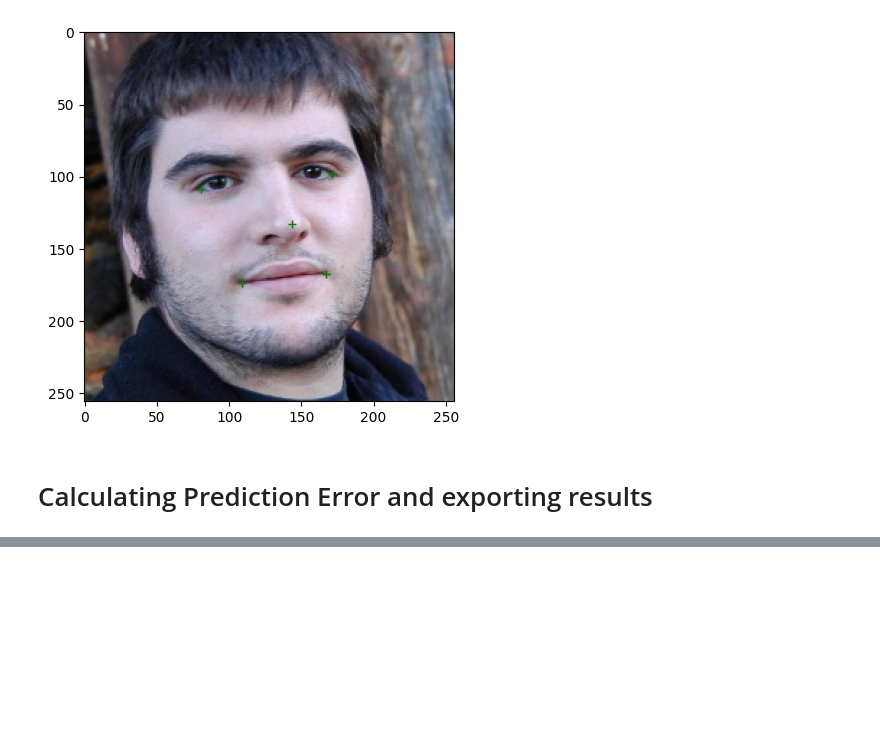
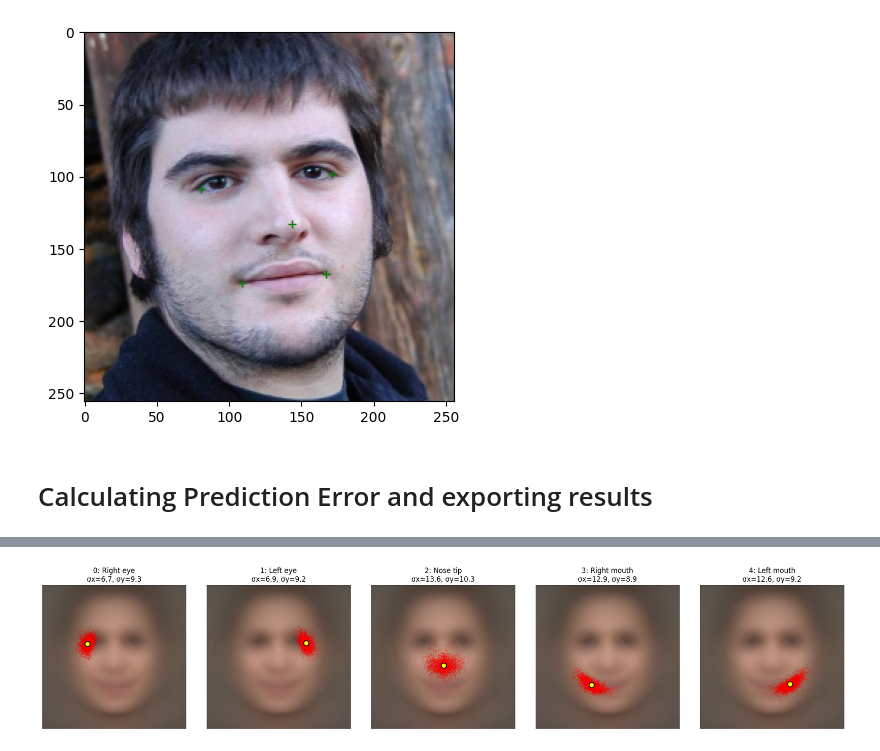
Before and after one commit to wvb20/cv-face-alignment, a Jupyter notebook: notebooks/01_eda.ipynb, the cells around one changed output, grey strips where cells are left out. Cells and saved outputs as stored; diff of their text form; code cells hidden in the pictures; blank space fills up the shorter version.

```diff
--- a/notebooks/01_eda.ipynb
+++ b/notebooks/01_eda.ipynb
@@ -99,0 +151,20 @@ def save_as_csv(points, location = '.'):
+# %%
+# === Coordinate range and image intensity stats ===
+# Sanity check coordinates, collect information on image intensities.
+print('LANDMARK COORDINATES')
+print(f'  X range: [{pts_train[..., 0].min():.1f}, {pts_train[..., 0].max():.1f}]')
+print(f'  Y range: [{pts_train[..., 1].min():.1f}, {pts_train[..., 1].max():.1f}]')
+print(f'  All within image bounds (0-256)?  '
+      f'{(pts_train.min() >= 0) and (pts_train.max() <= 256)}')
+
+# Inter-ocular distances (will be used as NME normaliser)
+iod = np.linalg.norm(pts_train[:, 1] - pts_train[:, 0], axis=1)
+print(f'\nINTER-OCULAR DISTANCE (pixels)')
+print(f'  mean={iod.mean():.1f}, std={iod.std():.1f}, '
+      f'min={iod.min():.1f}, max={iod.max():.1f}')
+
+print('\nIMAGE INTENSITIES (per channel mean/std, normalised to [0,1])')
+imgs_norm = images_train.astype(np.float32) / 255.0
+for c, name in enumerate(['R', 'G', 'B']):
+    print(f'  {name}: mean={imgs_norm[..., c].mean():.3f}, '
+          f'std={imgs_norm[..., c].std():.3f}')
@@ -99,0 +184,26 @@ def save_as_csv(points, location = '.'):
+# %%
+# === Per-landmark spatial variability ===
+# Show the range of values across each landmark against the average image.
+fig, axes = plt.subplots(1, 5, figsize=(20, 4))
+landmark_names = ['Right eye', 'Left eye', 'Nose tip',
+                  'Right mouth', 'Left mouth']
+
+for i, (ax, name) in enumerate(zip(axes, landmark_names)):
+    ax.imshow(mean_image)
+    # Plot all training landmark i positions as a scatter
+    ax.scatter(pts_train[:, i, 0], pts_train[:, i, 1],
+               s=2, alpha=0.15, c='red')
+    # Overlay the mean
+    ax.scatter(mean_points[i, 0], mean_points[i, 1],
+               s=80, c='yellow', edgecolors='black', linewidths=1.5)
+    std_x = pts_train[:, i, 0].std()
+    std_y = pts_train[:, i, 1].std()
+    ax.set_title(f'{i}: {name}\nσx={std_x:.1f}, σy={std_y:.1f}')
+    ax.axis('off')
+
+fig.tight_layout()
+plt.savefig(f'{FIGURES_DIR}/03_landmark_variability.png',
+            dpi=120, bbox_inches='tight')
+plt.show()
+# %% [output]
+[figure, added]
```
Also changed, not shown: parts of 3 cells of this notebook.
